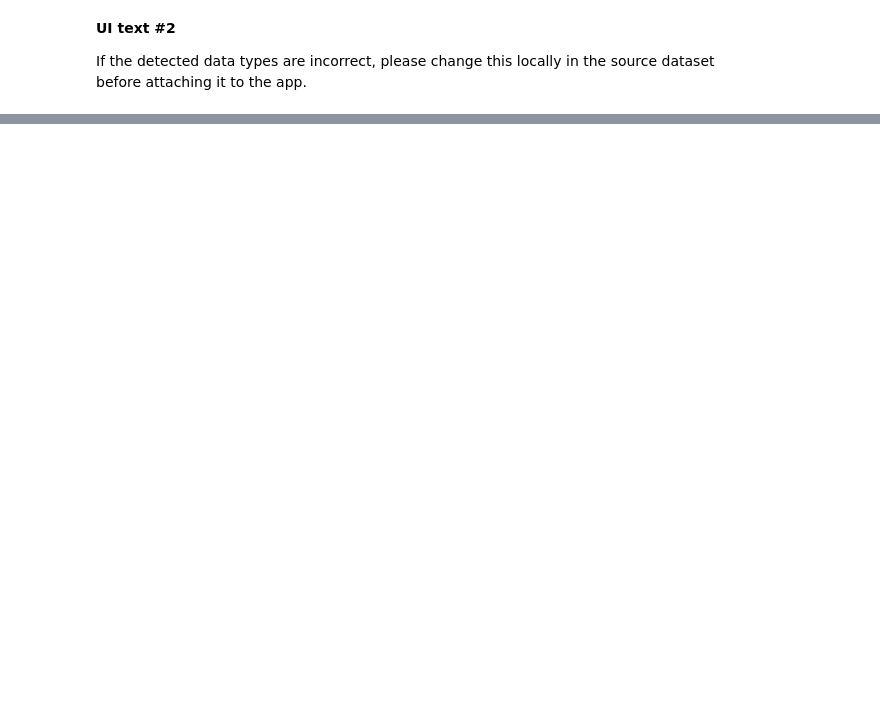
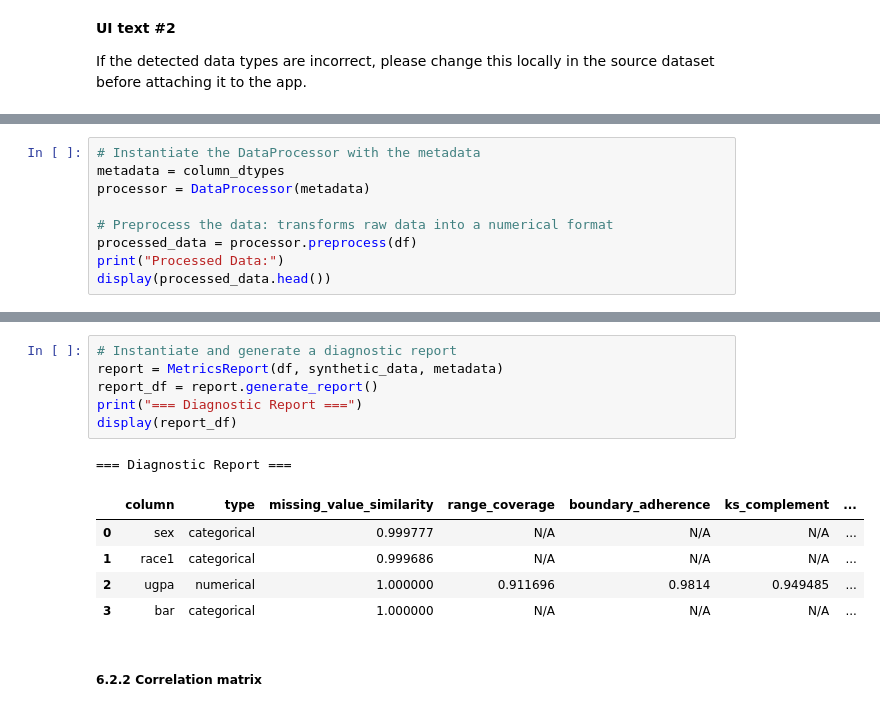
Before and after one commit to NGO-Algorithm-Audit/local-first-web-tool, a Jupyter notebook: notebooks/CART_LawSchoolAdmissionBar.ipynb, the cells around one changed output, grey strips where cells are left out. Saved outputs shown, nothing was run; the diff lists cells and outputs as text; blank space fills up the shorter version.

```diff
--- a/notebooks/CART_LawSchoolAdmissionBar.ipynb
+++ b/notebooks/CART_LawSchoolAdmissionBar.ipynb
@@ -188,0 +179,9 @@ The figures below display the differences in value frequency for a combination o
+# %%
+# Instantiate the DataProcessor with the metadata
+metadata = column_dtypes
+processor = DataProcessor(metadata)
+
+# Preprocess the data: transforms raw data into a numerical format
+processed_data = processor.preprocess(df)
+print("Processed Data:")
+display(processed_data.head())
@@ -188,0 +271,15 @@ The figures below display the differences in value frequency for a combination o
+# %%
+# Instantiate and generate a diagnostic report
+report = MetricsReport(df, synthetic_data, metadata)
+report_df = report.generate_report()
+print("=== Diagnostic Report ===")
+display(report_df)
+# %% [output]
+=== Diagnostic Report ===
+|  | column | type | missing_value_similarity | range_coverage | boundary_adherence | ks_complement | ... |
+| 0 | sex | categorical | 0.999777 | N/A | N/A | N/A | ... |
+| 1 | race1 | categorical | 0.999686 | N/A | N/A | N/A | ... |
+| 2 | ugpa | numerical | 1.000000 | 0.911696 | 0.9814 | 0.949485 | ... |
+| 3 | bar | categorical | 1.000000 | N/A | N/A | N/A | ... |
+# %% [markdown]
+##### 6.2.2 Correlation matrix
```
Also changed, not shown: parts of 77 cells of this notebook, 1 other file.
